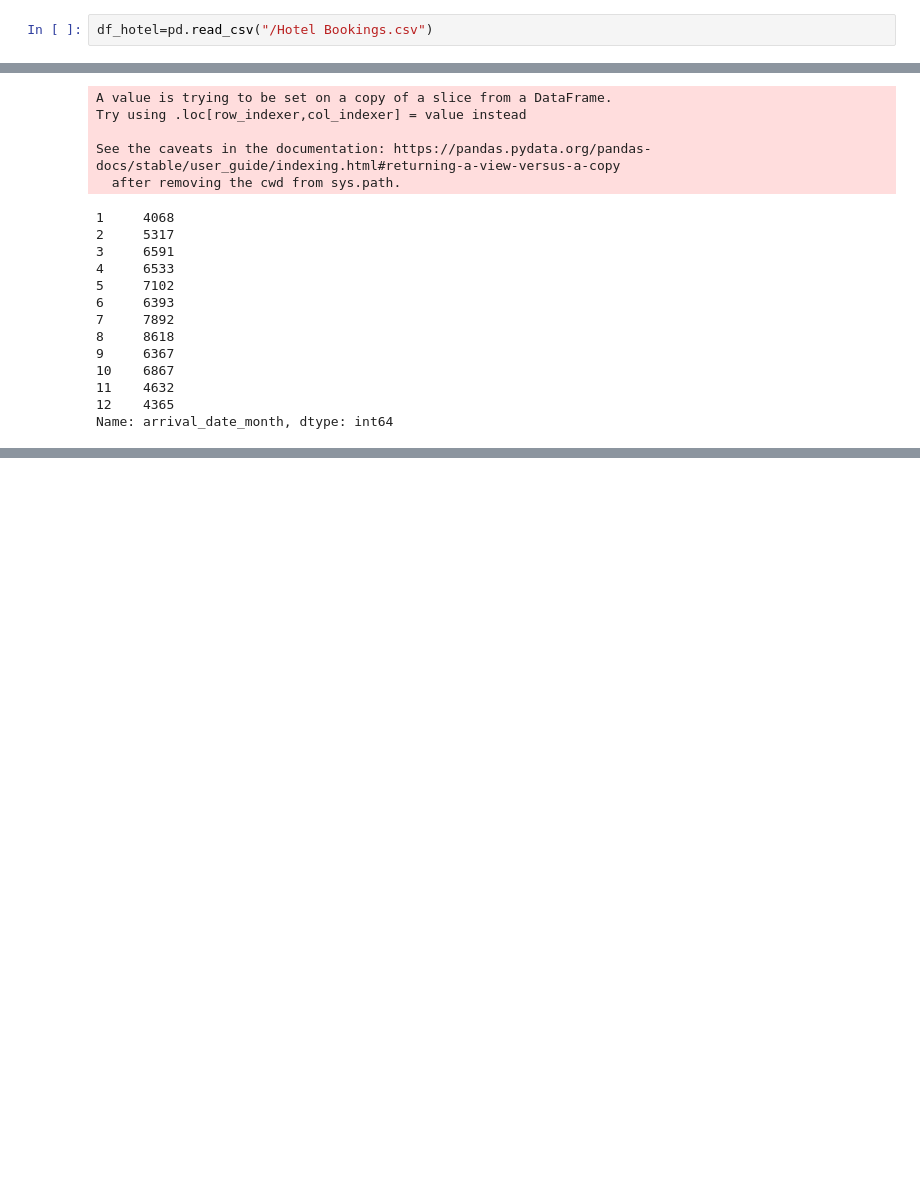
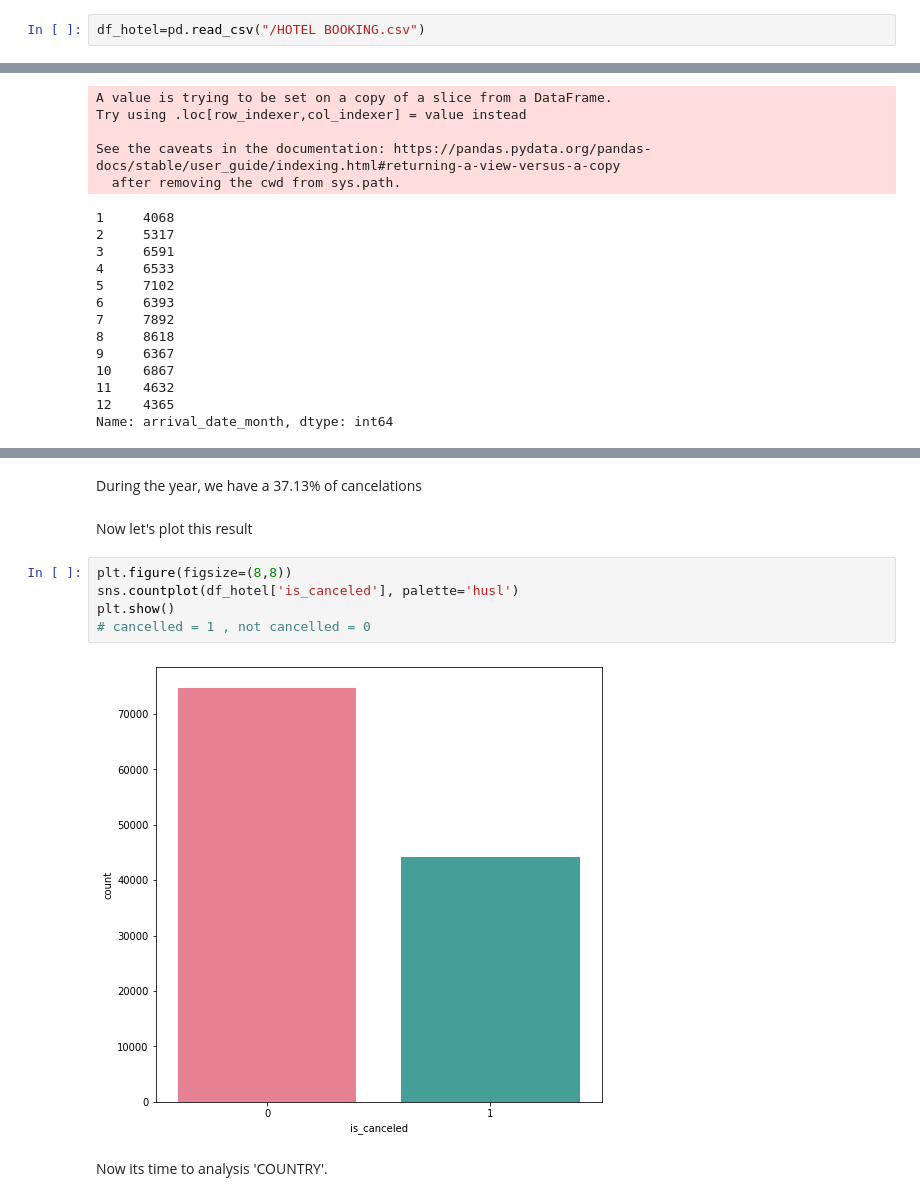
Before and after one commit to irshad9873/Hotel-Bookings, a Jupyter notebook: Hotel_Booking_Analysis_Capstone_Project.ipynb, the cells around one changed output, grey strips where cells are left out. Saved outputs shown, nothing was run; the diff lists cells and outputs as text; blank space fills up the shorter version.

```diff
--- a/Hotel_Booking_Analysis_Capstone_Project.ipynb
+++ b/Hotel_Booking_Analysis_Capstone_Project.ipynb
@@ -19,7 +19,7 @@ from sklearn.preprocessing import StandardScaler
 # %% [markdown]
 Download the dataset to use it as a pandas dataframe.
 # %%
-df_hotel=pd.read_csv("/Hotel Bookings.csv")
+df_hotel=pd.read_csv("/HOTEL BOOKING.csv")
 # %%
 df_hotel.head()
 # %% [output]
@@ -281,0 +313,13 @@ Name: arrival_date_month, dtype: int64
+# %% [markdown]
+During the year, we have a 37.13% of cancelations
+# %% [markdown]
+Now let's plot this result
+# %%
+plt.figure(figsize=(8,8))
+sns.countplot(df_hotel['is_canceled'], palette='husl')
+plt.show()
+# cancelled = 1 , not cancelled = 0
+# %% [output]
+[figure, added]
+# %% [markdown]
+Now its time to analysis 'COUNTRY'.
```
Also changed, not shown: parts of 57 cells of this notebook.
